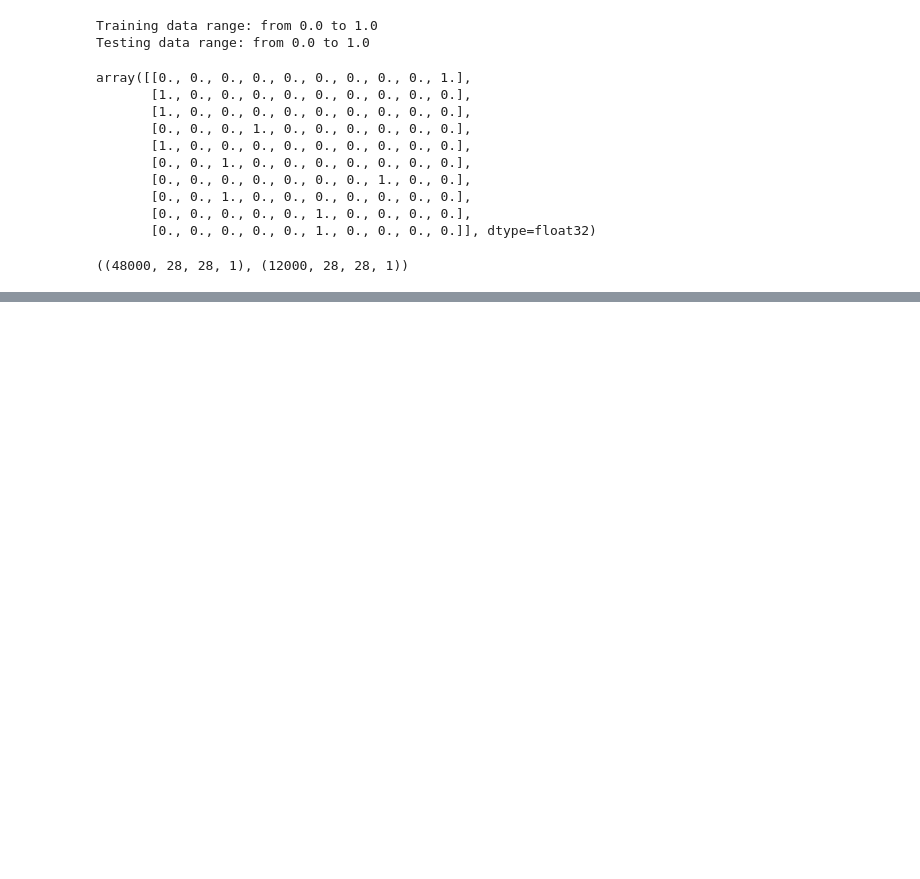
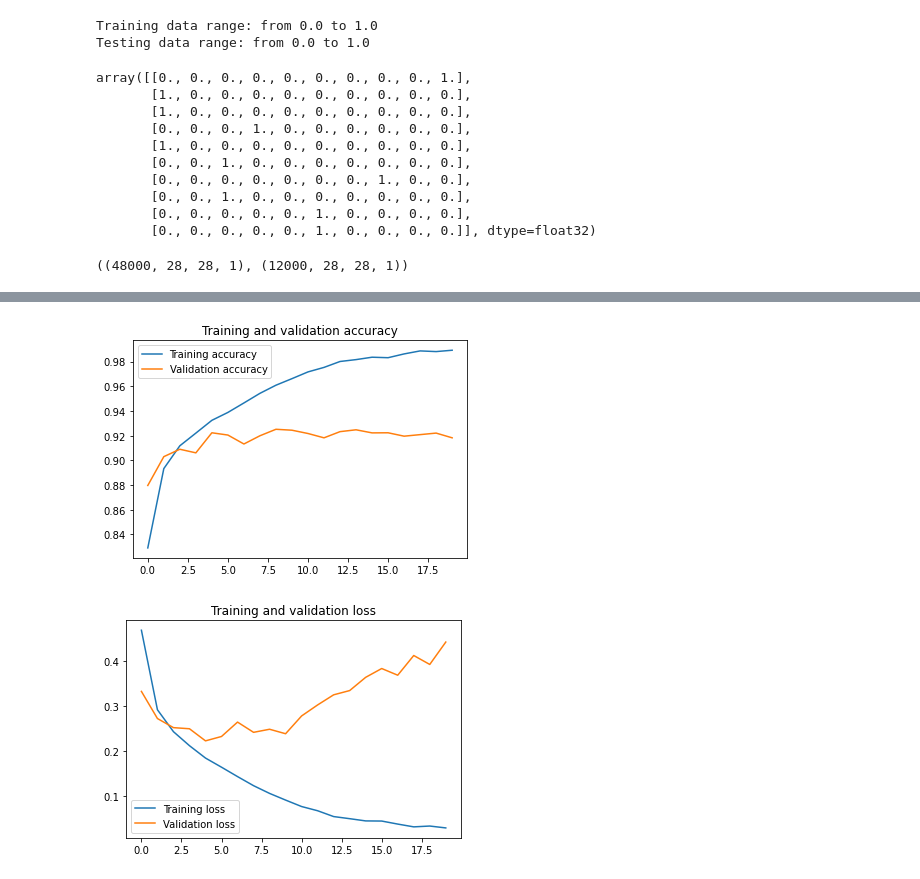
Before and after one commit to masha-mcr/practice-project, a Jupyter notebook: analysis/first_cnn.ipynb, the cells around one changed output, grey strips where cells are left out. Saved outputs shown, nothing was run; the diff lists cells and outputs as text; code cells hidden in the pictures; blank space fills up the shorter version.

Commit message:
finished training small cnn

```diff
--- a/analysis/first_cnn.ipynb
+++ b/analysis/first_cnn.ipynb
@@ -97,0 +111,21 @@ train_X.shape, valid_X.shape
+# %%
+batch_size = 64
+epochs = 20
+num_classes = 10
+# %%
+model = Sequential()
+model.add(Conv2D(32, kernel_size=(3, 3),activation='linear',input_shape=(28,28,1),padding='same'))
+model.add(LeakyReLU(alpha=0.1))
+model.add(MaxPooling2D((2, 2),padding='same'))
+model.add(Conv2D(64, (3, 3), activation='linear',padding='same'))
+model.add(LeakyReLU(alpha=0.1))
+model.add(MaxPooling2D(pool_size=(2, 2),padding='same'))
+model.add(Conv2D(128, (3, 3), activation='linear',padding='same'))
+model.add(LeakyReLU(alpha=0.1))
+model.add(MaxPooling2D(pool_size=(2, 2),padding='same'))
+model.add(Flatten())
+model.add(Dense(128, activation='linear'))
+model.add(LeakyReLU(alpha=0.1))
+model.add(Dense(num_classes, activation='softmax'))
+# %%
+model.compile(loss=keras.losses.categorical_crossentropy, optimizer=keras.optimizers.Adam(),metrics=['accuracy'])
@@ -97,0 +152,2 @@ train_X.shape, valid_X.shape
+# %%
+train_history = model.fit(train_X, train_label, batch_size=batch_size,epochs=epochs,verbose=1,validation_data=(valid_X, valid_label))
@@ -97,0 +183,19 @@ train_X.shape, valid_X.shape
+# %%
+accuracy = train_history.history['accuracy']
+val_accuracy = train_history.history['val_accuracy']
+loss = train_history.history['loss']
+val_loss = train_history.history['val_loss']
+epochs = range(len(accuracy))
+plt.plot(epochs, accuracy, label='Training accuracy')
+plt.plot(epochs, val_accuracy, label='Validation accuracy')
+plt.title('Training and validation accuracy')
+plt.legend()
+plt.figure()
+plt.plot(epochs, loss, label='Training loss')
+plt.plot(epochs, val_loss, label='Validation loss')
+plt.title('Training and validation loss')
+plt.legend()
+plt.show()
+# %% [output]
+[figure, added]
+[figure, added]
```
Also changed, not shown: parts of 23 cells of this notebook, 3 other files.
